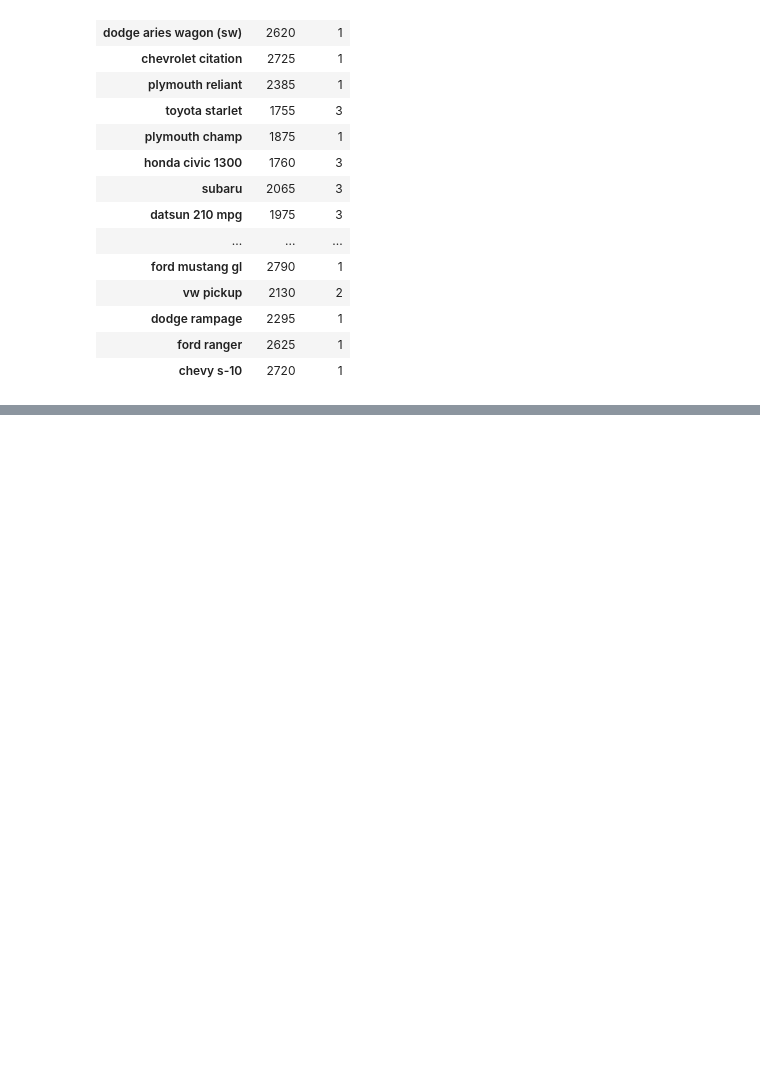
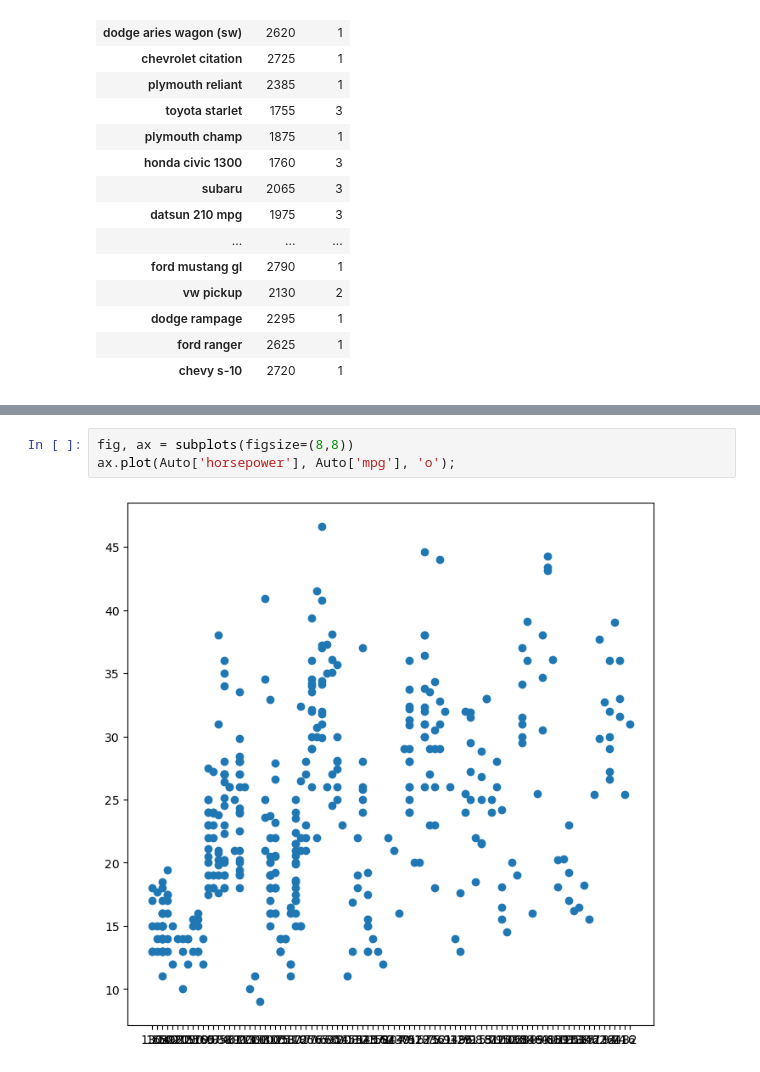
Before and after one commit to FenilMavani/DataAnlytics, a Jupyter notebook: chapter2.ipynb, the cells around one changed output, grey strips where cells are left out. Cells and saved outputs as stored; diff of their text form; blank space fills up the shorter version.

```diff
--- a/chapter2.ipynb
+++ b/chapter2.ipynb
@@ -443,0 +528,5 @@ Auto_re.loc[lambda df: df['year'] > 80, ['weight', 'origin']]
+# %%
+fig, ax = subplots(figsize=(8,8))
+ax.plot(Auto['horsepower'], Auto['mpg'], 'o');
+# %% [output]
+[figure, added]
```
Also changed, not shown: parts of 22 cells of this notebook, 1 other file.
